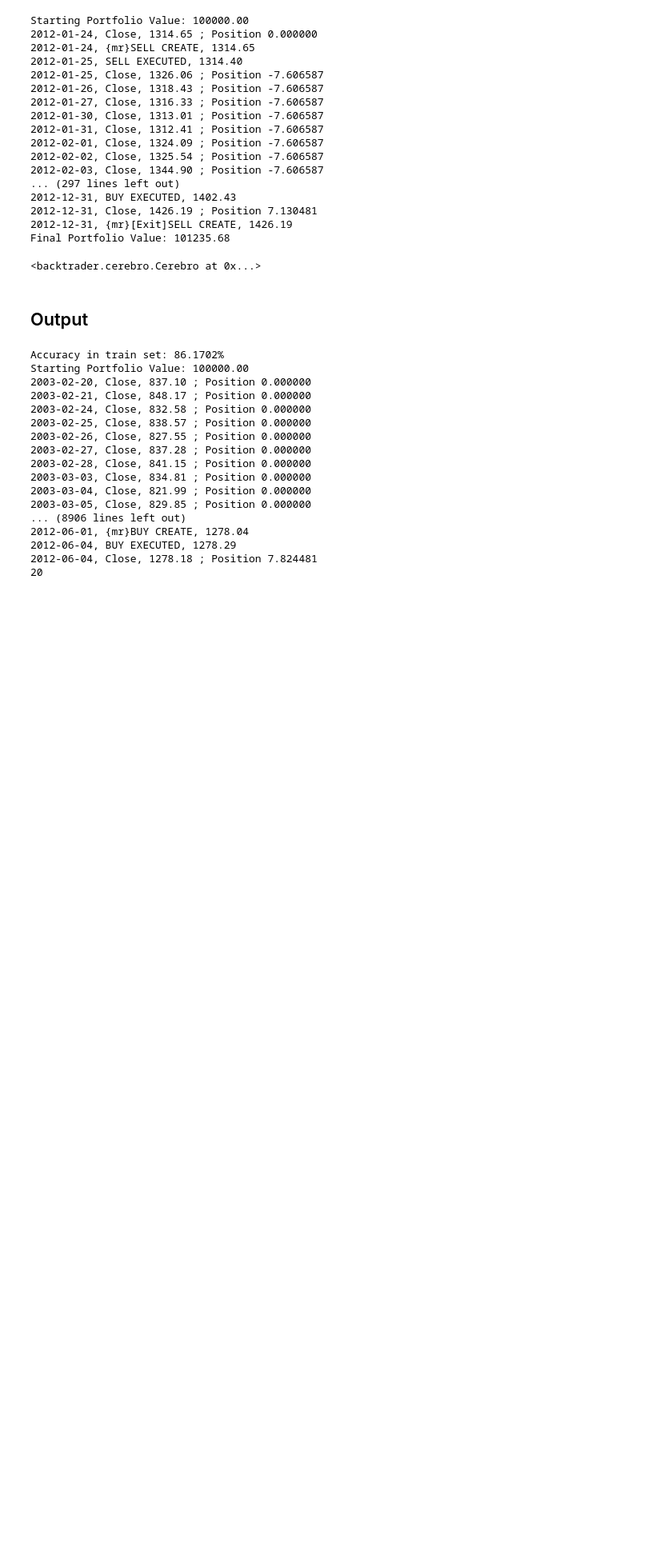
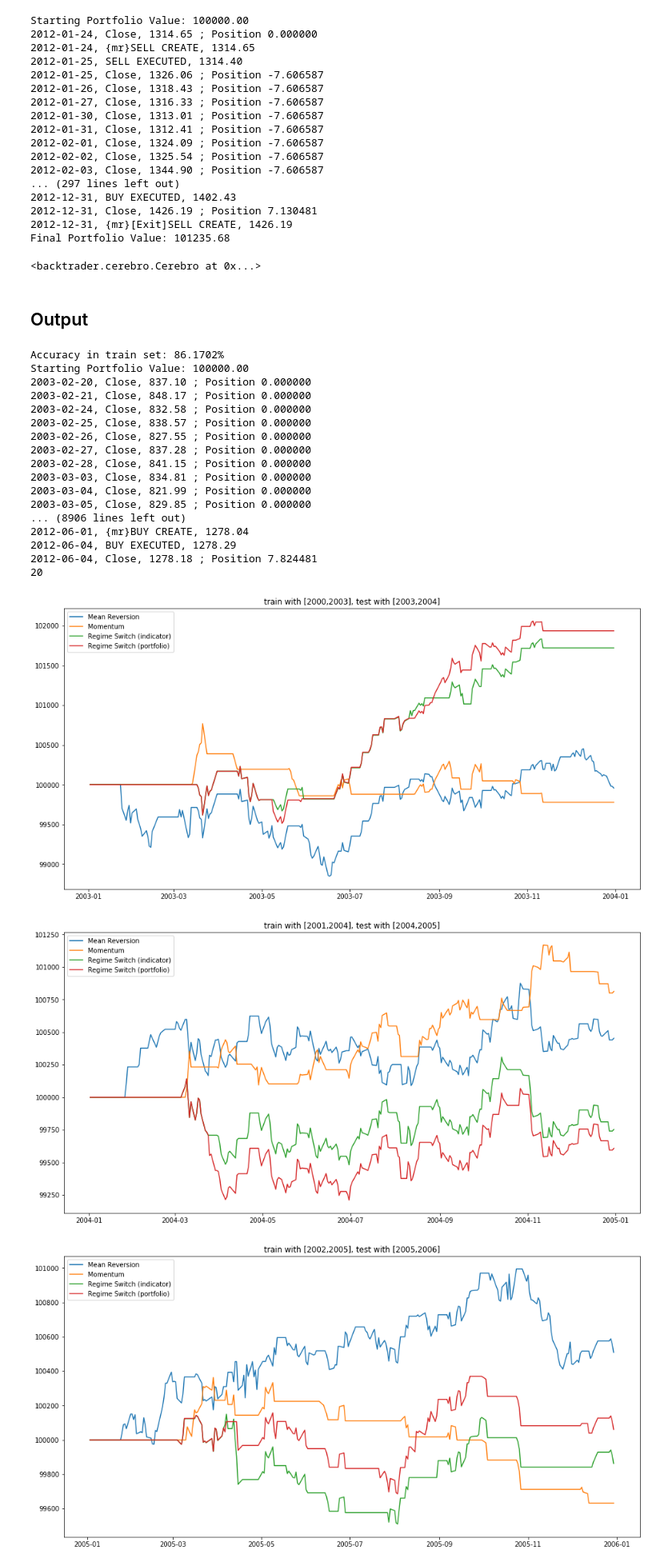
Before and after one commit to sagaian/backtrader, a Jupyter notebook: notebooks/team1/kelvin/research/Week5_Regime_Trading_Backtest_Train_v3_RF.ipynb, the cells around one changed output. Shown at 80% size. Drawn from its saved outputs; the diff is of its cells as text; code cells hidden in the pictures; blank space fills up the shorter version.

Commit message:
curves

```diff
--- a/notebooks/team1/kelvin/research/Week5_Regime_Trading_Backtest_Train_v3_RF.ipynb
+++ b/notebooks/team1/kelvin/research/Week5_Regime_Trading_Backtest_Train_v3_RF.ipynb
@@ -1439,3 +1439,33 @@ Starting Portfolio Value: 100000.00
 2012-06-04, BUY EXECUTED, 1278.29
 2012-06-04, Close, 1278.18 ; Position 7.824481
 20
+# %%
+def get_value_curve(filename):
+    df_s = pd.read_csv(filename)
+    df_s = df_s.loc[df_s.Id.apply(lambda s:s.isdigit())]
+    df_s.set_index(df_s.datetime.apply(lambda x : pd.to_datetime(x[:10])),inplace=True)
+    return df_s.value
+# %%
+for i in range(15):
+    start_year_train = 2000+i
+    end_year_train = 2000+i+3
+    start_year_test = 2000+i+3
+    end_year_test = 2000+i+4
+    # load data
+    mr_value = get_value_curve("output/mr_%s_%s.csv"%(start_year_test,end_year_test))
+    mo_value = get_value_curve("output/mo_%s_%s.csv"%(start_year_test,end_year_test))
+    rs_i_value = get_value_curve("output/rs_i[%s,%s]_%s_%s.csv"%(start_year_train,end_year_train,start_year_test,end_year_test))
+    rs_p_value = get_value_curve("output/rs_p[%s,%s]_%s_%s.csv"%(start_year_train,end_year_train,start_year_test,end_year_test))
+    #plot
+    fig, ax = plt.subplots(figsize=(16,8))
+    ax.plot(mr_value,label="Mean Reversion")
+    ax.plot(mo_value,label="Momentum")
+    ax.plot(rs_i_value,label="Regime Switch (indicator)")
+    ax.plot(rs_p_value,label="Regime Switch (portfolio)")
+    ax.legend()
+    ax.set_title("train with [%s,%s], test with [%s,%s]"%(start_year_train,end_year_train,start_year_test,end_year_test))
+    plt.savefig("output/curves/[%s,%s]train_[%s,%s]test.png"%(start_year_train,end_year_train,start_year_test,end_year_test))
+# %% [output]
+[figure, added]
+[figure, added]
+[figure, added]
```
Also changed, not shown: parts of 1 cell of this notebook, 15 other files.
